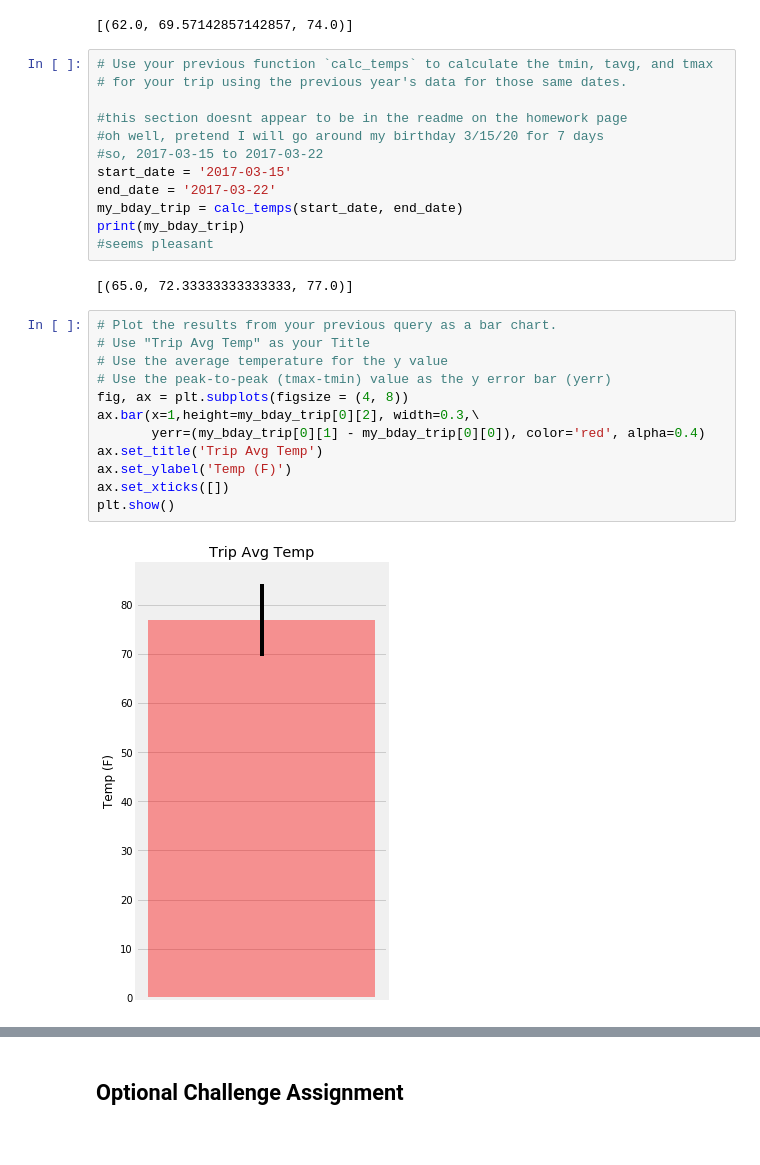
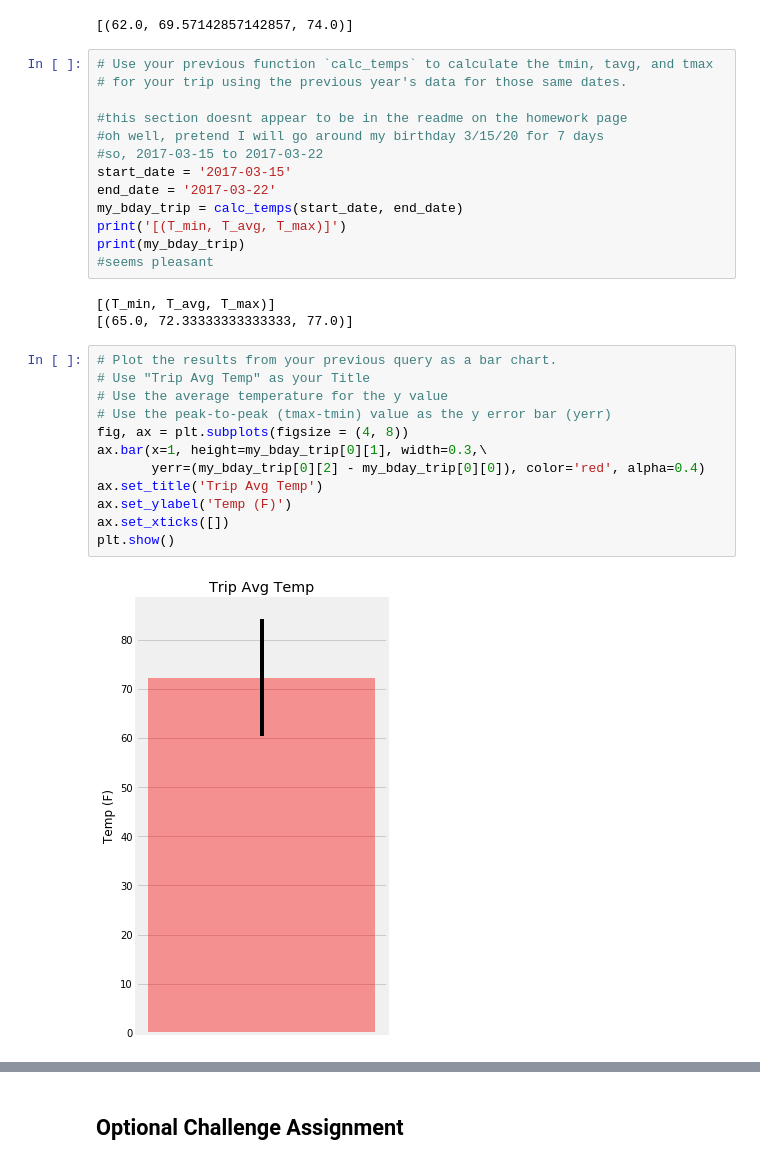
Before and after one commit to code-sparrow/sqlalchemy-challenge, a Jupyter notebook: climate_starter.ipynb, the cells around one changed output, grey strips where cells are left out. Saved outputs shown, nothing was run; the diff lists cells and outputs as text.

```diff
--- a/climate_starter.ipynb
+++ b/climate_starter.ipynb
@@ -219,24 +216,26 @@ print(calc_temps('2012-02-28', '2012-03-05'))
 start_date = '2017-03-15'
 end_date = '2017-03-22'
 my_bday_trip = calc_temps(start_date, end_date)
+print('[(T_min, T_avg, T_max)]')
 print(my_bday_trip)
 #seems pleasant
 # %% [output]
+[(T_min, T_avg, T_max)]
 [(65.0, 72.33333333333333, 77.0)]
 # %%
 # Plot the results from your previous query as a bar chart.
 # Use "Trip Avg Temp" as your Title
 # Use the average temperature for the y value
 # Use the peak-to-peak (tmax-tmin) value as the y error bar (yerr)
 fig, ax = plt.subplots(figsize = (4, 8))
-ax.bar(x=1,height=my_bday_trip[0][2], width=0.3,\
-       yerr=(my_bday_trip[0][1] - my_bday_trip[0][0]), color='red', alpha=0.4)
+ax.bar(x=1, height=my_bday_trip[0][1], width=0.3,\
+       yerr=(my_bday_trip[0][2] - my_bday_trip[0][0]), color='red', alpha=0.4)
 ax.set_title('Trip Avg Temp')
 ax.set_ylabel('Temp (F)')
 ax.set_xticks([])
 plt.show()
 # %% [output]
-[figure, old version]
+[figure, new version]
 # %%
 # Calculate the total amount of rainfall per weather station for your trip dates using the previous year's matching dates.
 # Sort this in descending order by precipitation amount and list the station, name, latitude, longitude, and elevation
```
Also changed, not shown: parts of 15 cells of this notebook, 1 other file.
